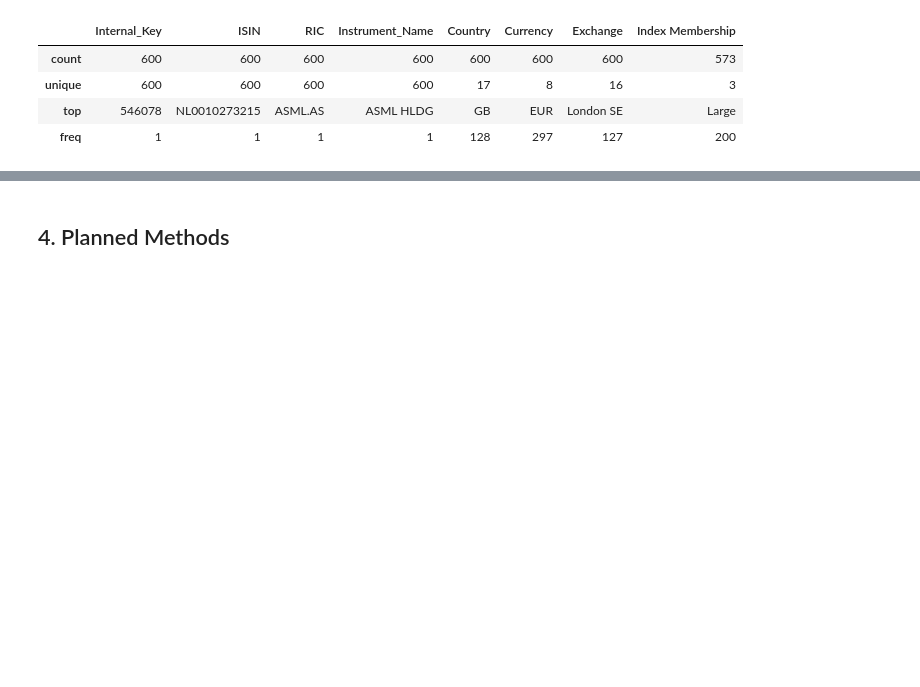
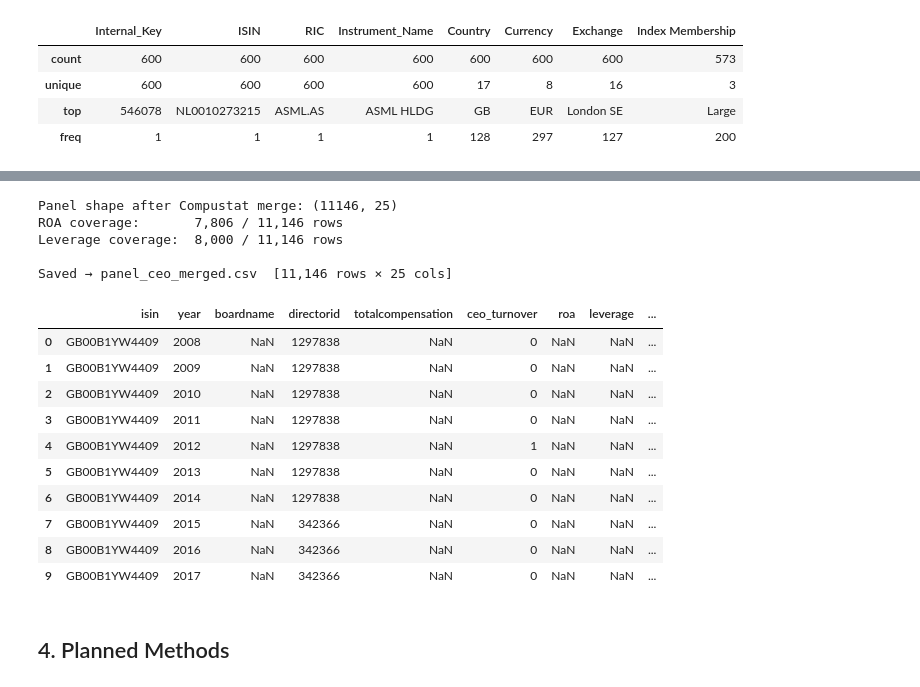
Before and after one commit to firrm/DAI, a Jupyter notebook: mission/proposals_st26/mission_proposal_Akbar-Zduńczyk.ipynb, the cells around one changed output, grey strips where cells are left out. Drawn from its saved outputs; the diff is of its cells as text; code cells hidden in the pictures; blank space fills up the shorter version.

```diff
--- a/mission/proposals_st26/mission_proposal_Akbar-Zduńczyk.ipynb
+++ b/mission/proposals_st26/mission_proposal_Akbar-Zduńczyk.ipynb
@@ -254,0 +369,8 @@ See https://pandas.pydata.org/docs/user_guide/migration-3-strings.html#string-mi
+# %%
+# --- 1.2  Identify CEO roles within STOXX 600 firms ---
+CEO_PATTERN = r"chief executive|(?<!\w)ceo(?!\w)|managing director"
+df_emp["is_ceo"] = df_emp["rolename"].str.lower().str.contains(CEO_PATTERN, na=False, regex=True)
+df_ceo_emp = df_emp[df_emp["is_ceo"] & df_emp["isin"].isin(stoxx600_isins)].copy()
+
+print(f"CEO role-records in STOXX 600 firms: {len(df_ceo_emp)}")
+df_ceo_emp["rolename"].value_counts().head(10)
@@ -255,3 +499,45 @@ See https://pandas.pydata.org/docs/user_guide/migration-3-strings.html#string-mi
+# %%
+# --- 1.6  Merge Compustat fundamentals ---
+df_cs = pd.read_csv(DATA_DIR / "fundamentals_annual.csv")
+df_cs = df_cs.rename(columns={"fyear": "year"})
+
+# Derive financial ratios needed as covariates
+df_cs["roa"]         = df_cs["nicon"] / df_cs["at"]
+df_cs["ebit_margin"] = df_cs["ebit"]  / df_cs["sale"]
+df_cs["leverage"]    = df_cs["dltt"]  / df_cs["at"]
+df_cs["log_assets"]  = np.log(df_cs["at"].replace(0, np.nan))
+
+CS_COLS = ["isin", "year", "roa", "ebit_margin", "leverage", "log_assets", "at", "sale"]
+df_panel = df_panel.merge(
+    df_cs[CS_COLS].drop_duplicates(["isin", "year"]),
+    on=["isin", "year"], how="left"
+)
+
+print(f"Panel shape after Compustat merge: {df_panel.shape}")
+print(f"ROA coverage:       {df_panel['roa'].notna().sum():,} / {len(df_panel):,} rows")
+print(f"Leverage coverage:  {df_panel['leverage'].notna().sum():,} / {len(df_panel):,} rows")
+
+df_panel.to_csv(DATA_DIR / "panel_ceo_merged.csv", index=False)
+print(f"\nSaved → panel_ceo_merged.csv  [{df_panel.shape[0]:,} rows × {df_panel.shape[1]} cols]")
+df_panel[["isin", "year", "boardname", "directorid", "totalcompensation",
+          "ceo_turnover", "roa", "leverage", "log_assets"]].head(10)
+# %% [output]
+Panel shape after Compustat merge: (11146, 25)
+ROA coverage:       7,806 / 11,146 rows
+Leverage coverage:  8,000 / 11,146 rows
+
+Saved → panel_ceo_merged.csv  [11,146 rows × 25 cols]
+|  | isin | year | boardname | directorid | totalcompensation | ceo_turnover | roa | leverage | ... |
+| 0 | GB00B1YW4409 | 2008 | NaN | 1297838 | NaN | 0 | NaN | NaN | ... |
+| 1 | GB00B1YW4409 | 2009 | NaN | 1297838 | NaN | 0 | NaN | NaN | ... |
+| 2 | GB00B1YW4409 | 2010 | NaN | 1297838 | NaN | 0 | NaN | NaN | ... |
+| 3 | GB00B1YW4409 | 2011 | NaN | 1297838 | NaN | 0 | NaN | NaN | ... |
+| 4 | GB00B1YW4409 | 2012 | NaN | 1297838 | NaN | 1 | NaN | NaN | ... |
+| 5 | GB00B1YW4409 | 2013 | NaN | 1297838 | NaN | 0 | NaN | NaN | ... |
+| 6 | GB00B1YW4409 | 2014 | NaN | 1297838 | NaN | 0 | NaN | NaN | ... |
+| 7 | GB00B1YW4409 | 2015 | NaN | 342366 | NaN | 0 | NaN | NaN | ... |
+| 8 | GB00B1YW4409 | 2016 | NaN | 342366 | NaN | 0 | NaN | NaN | ... |
+| 9 | GB00B1YW4409 | 2017 | NaN | 342366 | NaN | 0 | NaN | NaN | ... |
 # %% [markdown]
 ## 4. Planned Methods
 # %% [markdown]
```
Also changed, not shown: parts of 11 cells of this notebook.
